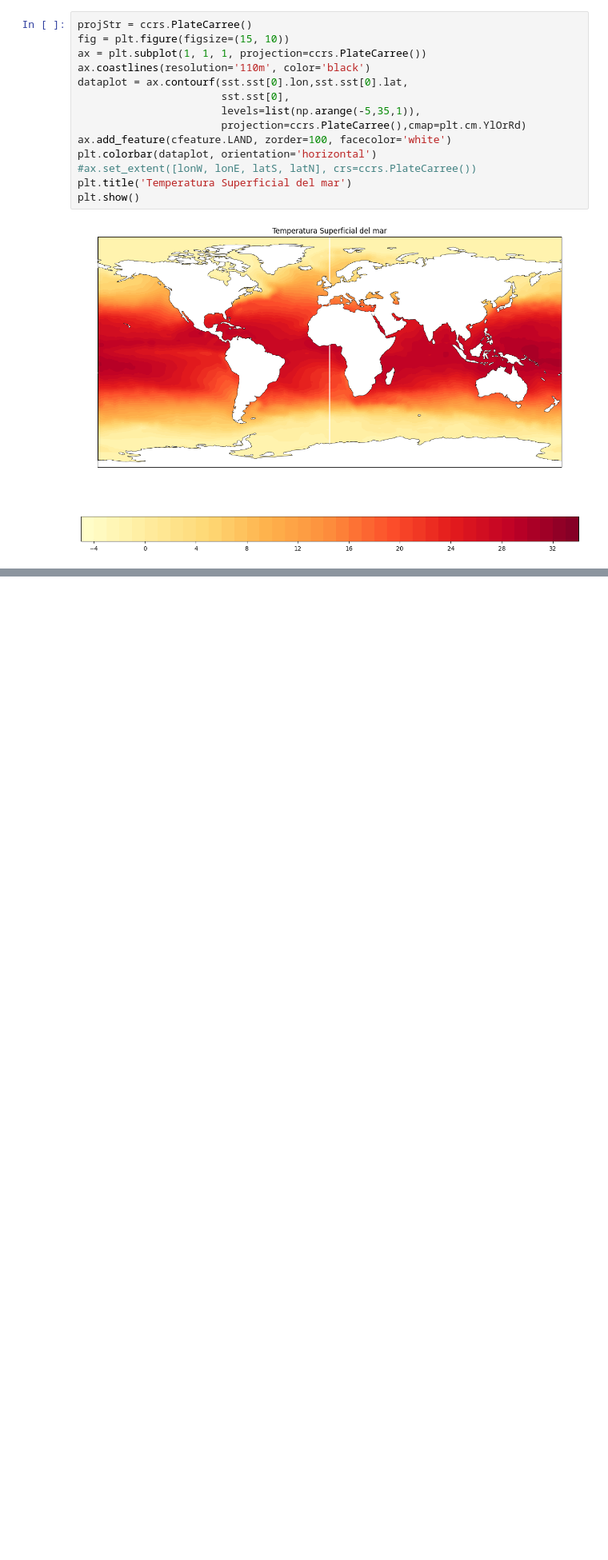
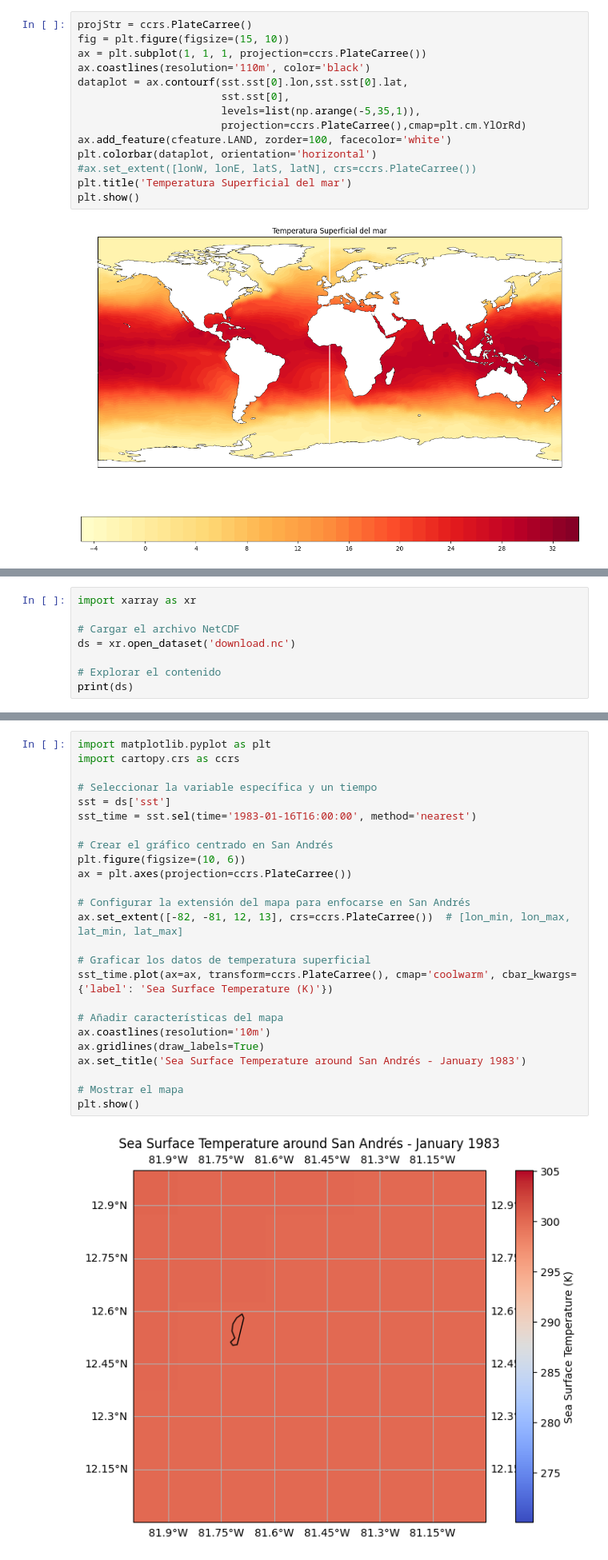
Before and after one commit to AnaRoldan99/ADA_2024, a Jupyter notebook: ADA.ipynb, the cells around one changed output, grey strips where cells are left out. Shown at 80% size. Cells and saved outputs as stored; diff of their text form; blank space fills up the shorter version.

```diff
--- a/ADA.ipynb
+++ b/ADA.ipynb
@@ -78,0 +78,8 @@ Result(content_length=233672,content_type=application/x-netcdf,location=https://
+# %%
+import xarray as xr
+
+# Cargar el archivo NetCDF
+ds = xr.open_dataset('download.nc')
+
+# Explorar el contenido
+print(ds)
@@ -78,0 +99,27 @@ Result(content_length=233672,content_type=application/x-netcdf,location=https://
+# %%
+import matplotlib.pyplot as plt
+import cartopy.crs as ccrs
+
+# Seleccionar la variable específica y un tiempo
+sst = ds['sst']
+sst_time = sst.sel(time='1983-01-16T16:00:00', method='nearest')
+
+# Crear el gráfico centrado en San Andrés
+plt.figure(figsize=(10, 6))
+ax = plt.axes(projection=ccrs.PlateCarree())
+
+# Configurar la extensión del mapa para enfocarse en San Andrés
+ax.set_extent([-82, -81, 12, 13], crs=ccrs.PlateCarree())  # [lon_min, lon_max, lat_min, lat_max]
+
+# Graficar los datos de temperatura superficial
+sst_time.plot(ax=ax, transform=ccrs.PlateCarree(), cmap='coolwarm', cbar_kwargs={'label': 'Sea Surface Temperature (K)'})
+
+# Añadir características del mapa
+ax.coastlines(resolution='10m')
+ax.gridlines(draw_labels=True)
+ax.set_title('Sea Surface Temperature around San Andrés - January 1983')
+
+# Mostrar el mapa
+plt.show()
+# %% [output]
+[figure, added]
```
Also changed, not shown: parts of 6 cells of this notebook, 3 other files.
